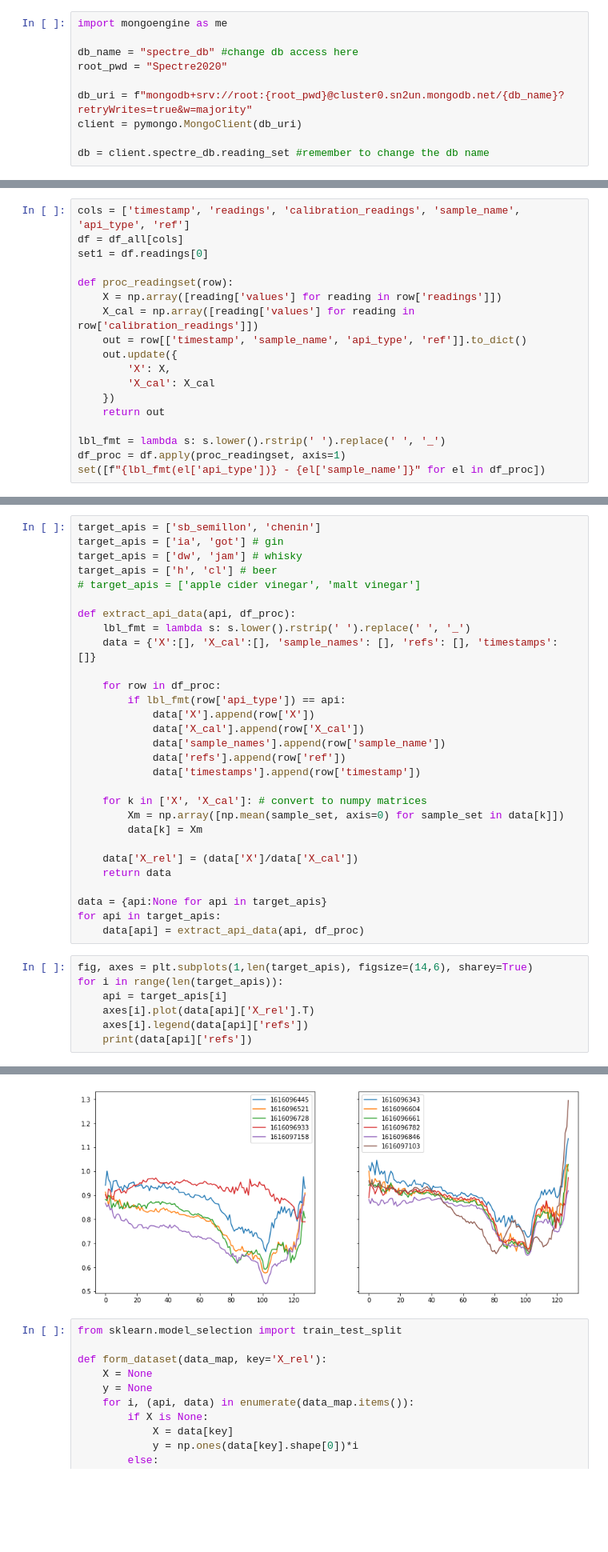
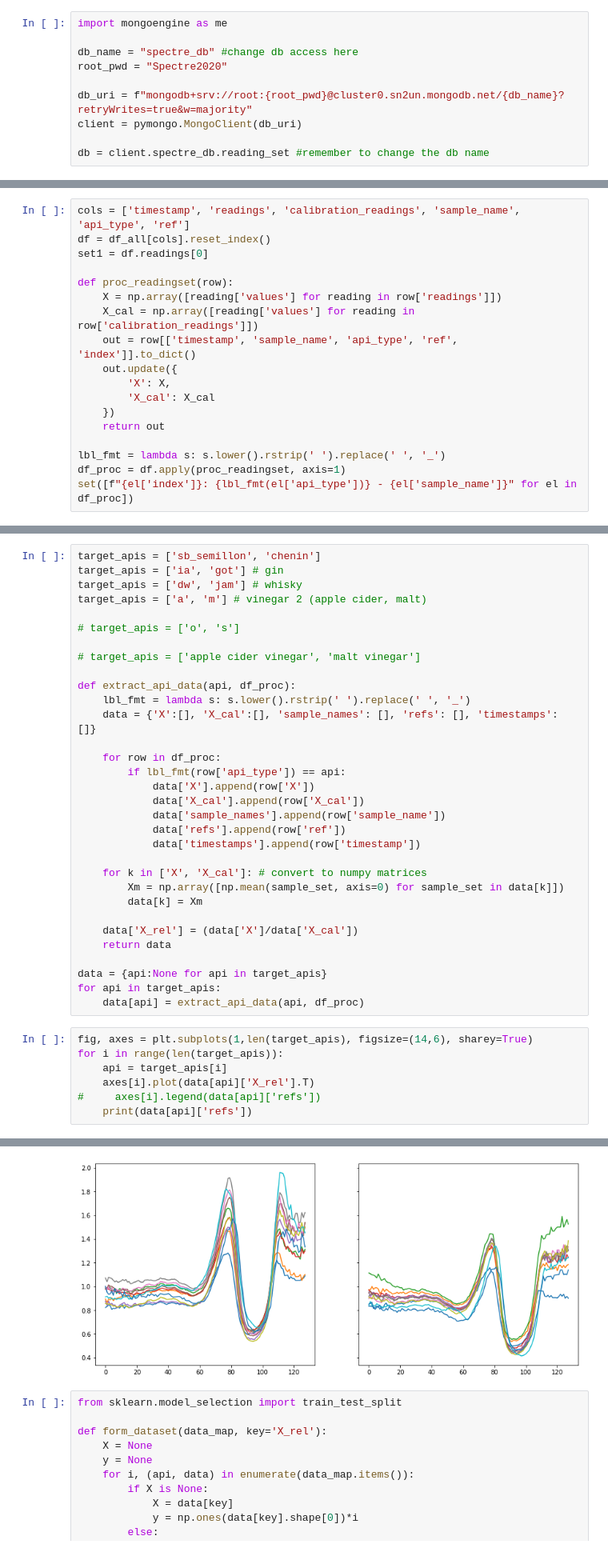
Before and after one commit to JamesTev/Spectre, a Jupyter notebook: ML/notebooks/ML Exploration James.ipynb, the cells around one changed output, grey strips where cells are left out. Shown at 80% size. Cells and saved outputs as stored; diff of their text form; blank space fills up the shorter version.

```diff
--- a/ML/notebooks/ML Exploration James.ipynb
+++ b/ML/notebooks/ML Exploration James.ipynb
@@ -38,12 +38,12 @@ df_all.tail()
 # %%
 cols = ['timestamp', 'readings', 'calibration_readings', 'sample_name', 'api_type', 'ref']
-df = df_all[cols]
+df = df_all[cols].reset_index()
 set1 = df.readings[0]
 
 def proc_readingset(row):
     X = np.array([reading['values'] for reading in row['readings']])
     X_cal = np.array([reading['values'] for reading in row['calibration_readings']])
-    out = row[['timestamp', 'sample_name', 'api_type', 'ref']].to_dict()
+    out = row[['timestamp', 'sample_name', 'api_type', 'ref', 'index']].to_dict()
     out.update({
         'X': X,
         'X_cal': X_cal
@@ -52,5 +52,5 @@ def proc_readingset(row):
 
 lbl_fmt = lambda s: s.lower().rstrip(' ').replace(' ', '_')
 df_proc = df.apply(proc_readingset, axis=1)
-set([f"{lbl_fmt(el['api_type'])} - {el['sample_name']}" for el in df_proc])
+set([f"{el['index']}: {lbl_fmt(el['api_type'])} - {el['sample_name']}" for el in df_proc])
 # %% [output]
@@ -75,7 +91,10 @@ set([f"{lbl_fmt(el['api_type'])} - {el['sample_name']}" for el in df_proc])
 target_apis = ['sb_semillon', 'chenin']
 target_apis = ['ia', 'got'] # gin
 target_apis = ['dw', 'jam'] # whisky
-target_apis = ['h', 'cl'] # beer
+target_apis = ['a', 'm'] # vinegar 2 (apple cider, malt)
+
+# target_apis = ['o', 's']
+
 # target_apis = ['apple cider vinegar', 'malt vinegar']
 
 def extract_api_data(api, df_proc):
@@ -105,6 +124,6 @@ fig, axes = plt.subplots(1,len(target_apis), figsize=(14,6), sharey=True)
 for i in range(len(target_apis)):
     api = target_apis[i]
     axes[i].plot(data[api]['X_rel'].T)
-    axes[i].legend(data[api]['refs'])
+#     axes[i].legend(data[api]['refs'])
     print(data[api]['refs'])
 # %% [output]
@@ -113,4 +132,4 @@ for i in range(len(target_apis)):
-[figure, old version]
+[figure, new version]
 # %%
 from sklearn.model_selection import train_test_split
 
```
Also changed, not shown: parts of 15 cells of this notebook.
